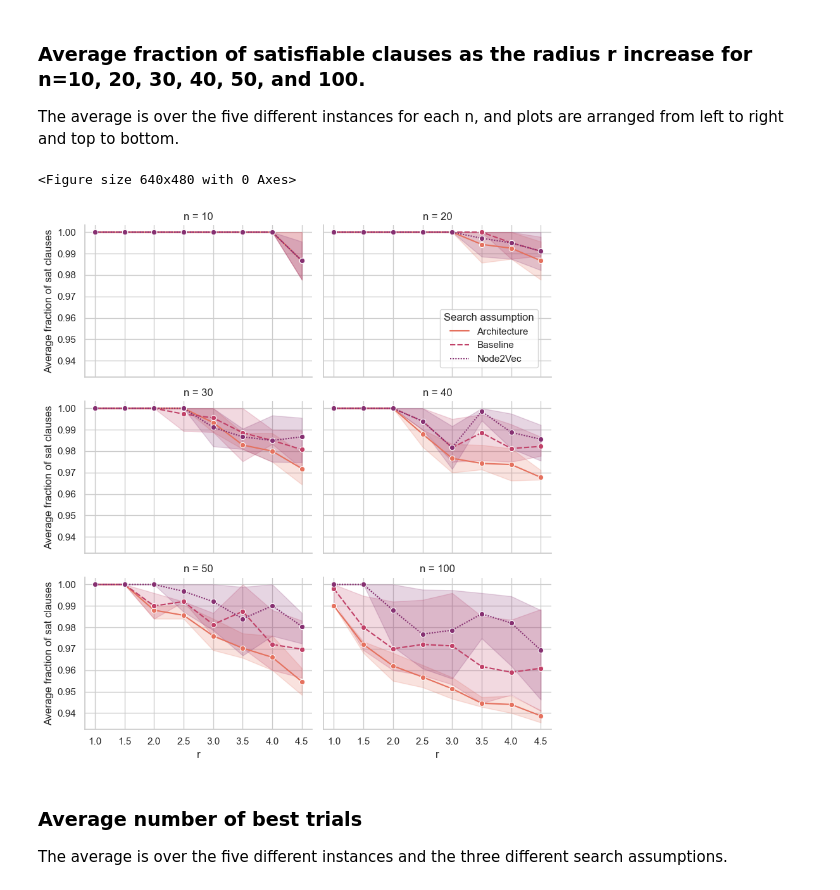
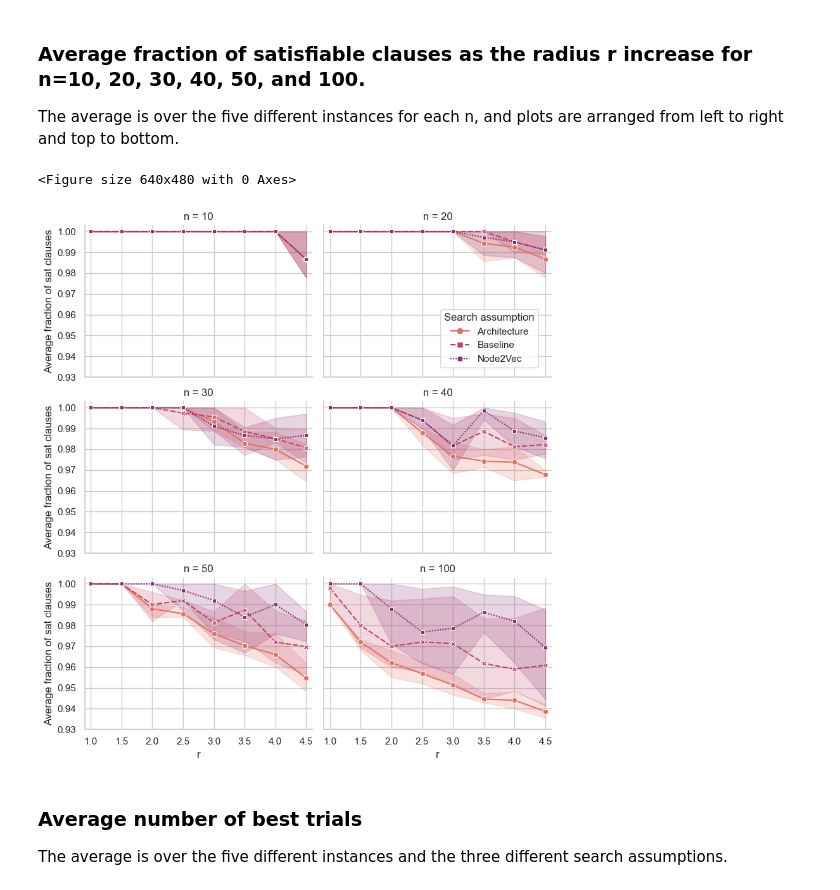
Before and after one commit to omargup/Policy-Gradient-MaxSAT-Solver, a Jupyter notebook: plot_exp.ipynb, the cells around one changed output. Saved outputs shown, nothing was run; the diff lists cells and outputs as text; code cells hidden in the pictures.

```diff
--- a/plot_exp.ipynb
+++ b/plot_exp.ipynb
@@ -270,64 +270,60 @@ df_max_frac_sat = df_max_frac_sat.drop_duplicates(subset=['exp'])
 plt.figure()
 sns.set_theme(style="whitegrid")
 g = sns.relplot(data=df_max_frac_sat, x="r", y="frac_sat", hue="s", style="s", col="n", col_wrap=2,
-                errorbar=('ci', 99), marker='o', palette='flare', kind='line',
+                errorbar=('ci', 99), markers=True, palette='flare', kind='line',
                 facet_kws=dict(sharex=True, sharey=True), height=3, aspect=1.4, legend='auto')
 
-# g.axes[0].set_ylim(0.97, 1.003)
-# g.axes[1].set_ylim(0.97, 1.003)
-# g.axes[2].set_ylim(0.96, 1.003)
-# g.axes[3].set_ylim(0.96, 1.003)
-# g.axes[4].set_ylim(0.93, 1.003)
-# g.axes[5].set_ylim(0.93, 1.003)
+g.axes[0].set_ylim(0.93, 1.003)
+g.axes[1].set_ylim(0.93, 1.003)
+g.axes[2].set_ylim(0.93, 1.003)
+g.axes[3].set_ylim(0.93, 1.003)
+g.axes[4].set_ylim(0.93, 1.003)
+g.axes[5].set_ylim(0.93, 1.003)
 
-# g.axes[0].set_yticks([0.97, 0.98, 0.99, 1.00])
-# g.axes[1].set_yticks([0.97, 0.98, 0.99, 1.00])
-# g.axes[2].set_yticks([0.96, 0.97, 0.98, 0.99, 1.00])
-# g.axes[3].set_yticks([0.96, 0.97, 0.98, 0.99, 1.00])
-# g.axes[4].set_yticks([0.93, 0.94, 0.95, 0.96, 0.97, 0.98, 0.99, 1.00])
-# g.axes[5].set_yticks([0.93, 0.94, 0.95, 0.96, 0.97, 0.98, 0.99, 1.00])
+g.axes[0].set_yticks([0.93, 0.94, 0.95, 0.96, 0.97, 0.98, 0.99, 1.00])
+g.axes[1].set_yticks([0.93, 0.94, 0.95, 0.96, 0.97, 0.98, 0.99, 1.00])
+g.axes[2].set_yticks([0.93, 0.94, 0.95, 0.96, 0.97, 0.98, 0.99, 1.00])
+g.axes[3].set_yticks([0.93, 0.94, 0.95, 0.96, 0.97, 0.98, 0.99, 1.00])
+g.axes[4].set_yticks([0.93, 0.94, 0.95, 0.96, 0.97, 0.98, 0.99, 1.00])
+g.axes[5].set_yticks([0.93, 0.94, 0.95, 0.96, 0.97, 0.98, 0.99, 1.00])
+# g.axes[0].set_yticklabels([])  # Remove y tick labels
 
-g.axes[0].set_yticks([0.94, 0.95, 0.96, 0.97, 0.98, 0.99, 1.00])
-g.axes[1].set_yticks([0.94, 0.95, 0.96, 0.97, 0.98, 0.99, 1.00])
-g.axes[2].set_yticks([0.94, 0.95, 0.96, 0.97, 0.98, 0.99, 1.00])
-g.axes[3].set_yticks([0.94, 0.95, 0.96, 0.97, 0.98, 0.99, 1.00])
-g.axes[4].set_yticks([0.94, 0.95, 0.96, 0.97, 0.98, 0.99, 1.00])
-g.axes[5].set_yticks([0.94, 0.95, 0.96, 0.97, 0.98, 0.99, 1.00])
-
-# # Eliminate y tick labels for all but the left column
-# g.axes[1].set_yticklabels([])
-# g.axes[3].set_yticklabels([])
-# g.axes[5].set_yticklabels([])
+g.axes[0].set_xlim(0.9, 4.6)
+g.axes[1].set_xlim(0.9, 4.6)
+g.axes[2].set_xlim(0.9, 4.6)
+g.axes[3].set_xlim(0.9, 4.6)
+g.axes[4].set_xlim(0.9, 4.6)
+g.axes[5].set_xlim(0.9, 4.6)
 
 g.axes[0].set_xticks([1.0, 1.5, 2.0, 2.5, 3.0, 3.5, 4.0, 4.5])
 g.axes[1].set_xticks([1.0, 1.5, 2.0, 2.5, 3.0, 3.5, 4.0, 4.5])
 g.axes[2].set_xticks([1.0, 1.5, 2.0, 2.5, 3.0, 3.5, 4.0, 4.5])
 g.axes[3].set_xticks([1.0, 1.5, 2.0, 2.5, 3.0, 3.5, 4.0, 4.5])
 g.axes[4].set_xticks([1.0, 1.5, 2.0, 2.5, 3.0, 3.5, 4.0, 4.5])
 g.axes[5].set_xticks([1.0, 1.5, 2.0, 2.5, 3.0, 3.5, 4.0, 4.5])
 
 g.axes[0].set_ylabel('Average fraction of sat clauses')
 g.axes[1].set_ylabel('')
 g.axes[2].set_ylabel('Average fraction of sat clauses')
 g.axes[3].set_ylabel('')
 g.axes[4].set_ylabel('Average fraction of sat clauses')
 g.axes[5].set_ylabel('')
 
 # Configure legend
 leg = g._legend
 leg.set_bbox_to_anchor([0.83, 0.75])
 new_labels = ['Architecture', 'Baseline', 'Node2Vec']
 for t, l in zip(leg.texts, new_labels): t.set_text(l)
 leg.set_title('Search assumption')
 leg.set_frame_on(True)
 
 #plt.tight_layout()
 #plt.show()
 plot_path = 'results/frac_sat_by_n.png'
 plt.savefig(plot_path, dpi=300, bbox_inches='tight', pad_inches=0.1)
 # %% [output]
 <Figure size 640x480 with 0 Axes>
-[figure, old version]
+[figure, new version]
 # %% [markdown]
 ### Average number of best trials
 The average is over the five different instances and the three different search assumptions.
```
Also changed, not shown: parts of 8 cells of this notebook.
